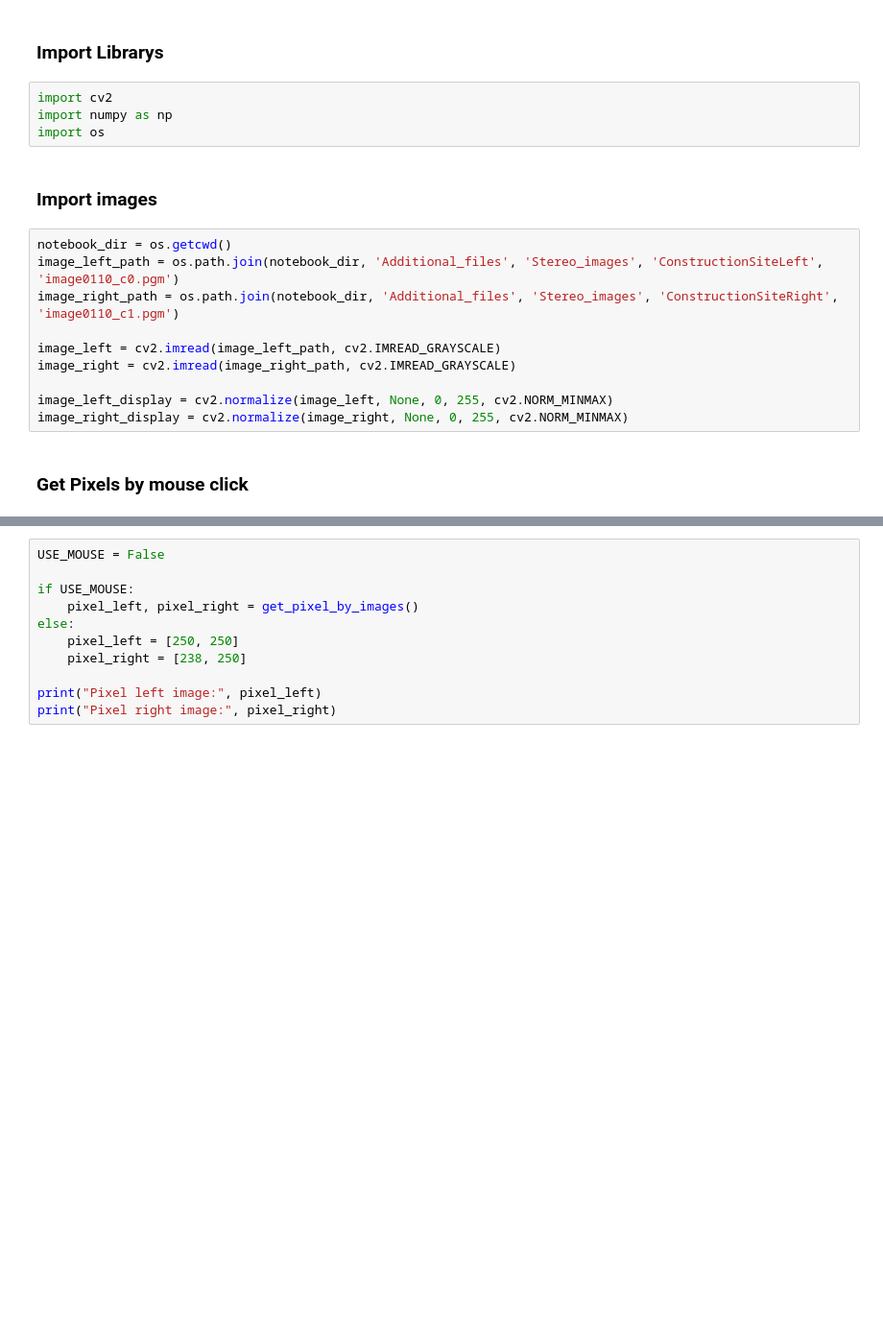
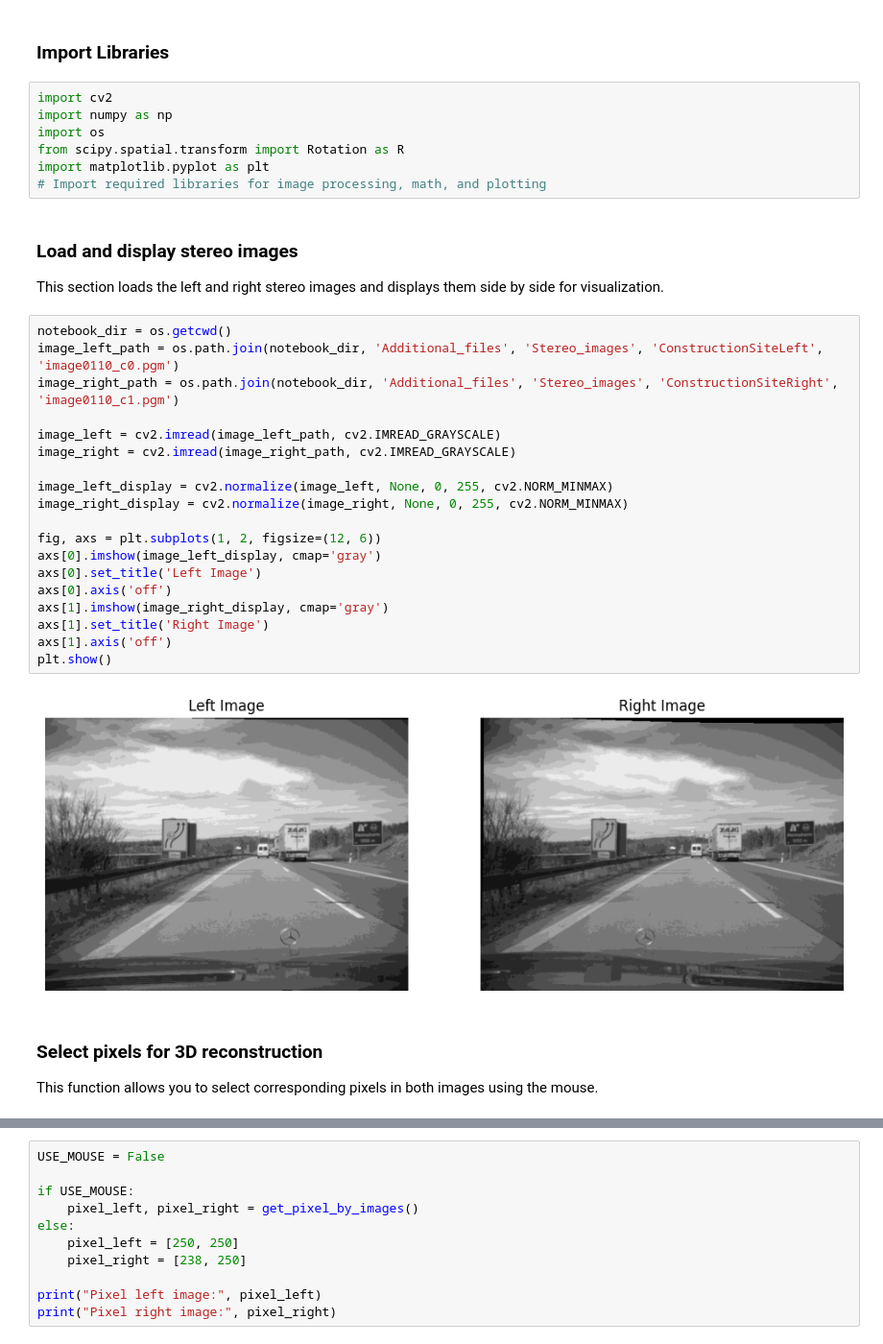
Before and after one commit to LGerstla01/ASPSU-Projects, a Jupyter notebook: Perception/Projekt/1 Point projection and coordinate transformation.ipynb, the cells around one changed output, grey strips where cells are left out. Shown at 96% size. Drawn from its saved outputs; the diff is of its cells as text; blank space fills up the shorter version.

```diff
--- a/Perception/Projekt/1 Point projection and coordinate transformation.ipynb
+++ b/Perception/Projekt/1 Point projection and coordinate transformation.ipynb
@@ -3,23 +14,39 @@
 # %% [markdown]
-### Import Librarys
+### Import Libraries
 # %%
 import cv2
 import numpy as np
 import os
+from scipy.spatial.transform import Rotation as R
+import matplotlib.pyplot as plt
+# Import required libraries for image processing, math, and plotting
-# %% [markdown]
-### Import images
+# %% [markdown]
+### Load and display stereo images
+This section loads the left and right stereo images and displays them side by side for visualization.
 # %%
 notebook_dir = os.getcwd()
 image_left_path = os.path.join(notebook_dir, 'Additional_files', 'Stereo_images', 'ConstructionSiteLeft', 'image0110_c0.pgm')
 image_right_path = os.path.join(notebook_dir, 'Additional_files', 'Stereo_images', 'ConstructionSiteRight', 'image0110_c1.pgm')
 
 image_left = cv2.imread(image_left_path, cv2.IMREAD_GRAYSCALE)
 image_right = cv2.imread(image_right_path, cv2.IMREAD_GRAYSCALE)
 
 image_left_display = cv2.normalize(image_left, None, 0, 255, cv2.NORM_MINMAX)
 image_right_display = cv2.normalize(image_right, None, 0, 255, cv2.NORM_MINMAX)
+
+fig, axs = plt.subplots(1, 2, figsize=(12, 6))
+axs[0].imshow(image_left_display, cmap='gray')
+axs[0].set_title('Left Image')
+axs[0].axis('off')
+axs[1].imshow(image_right_display, cmap='gray')
+axs[1].set_title('Right Image')
+axs[1].axis('off')
+plt.show()
+# %% [output]
+[figure, added]
-# %% [markdown]
-### Get Pixels by mouse click
+# %% [markdown]
+### Select pixels for 3D reconstruction
+This function allows you to select corresponding pixels in both images using the mouse.
 # %%
 def get_pixel_by_images(num_pixels=1):
     pixel_left = None
```
Also changed, not shown: parts of 46 cells of this notebook, 7 other files.
